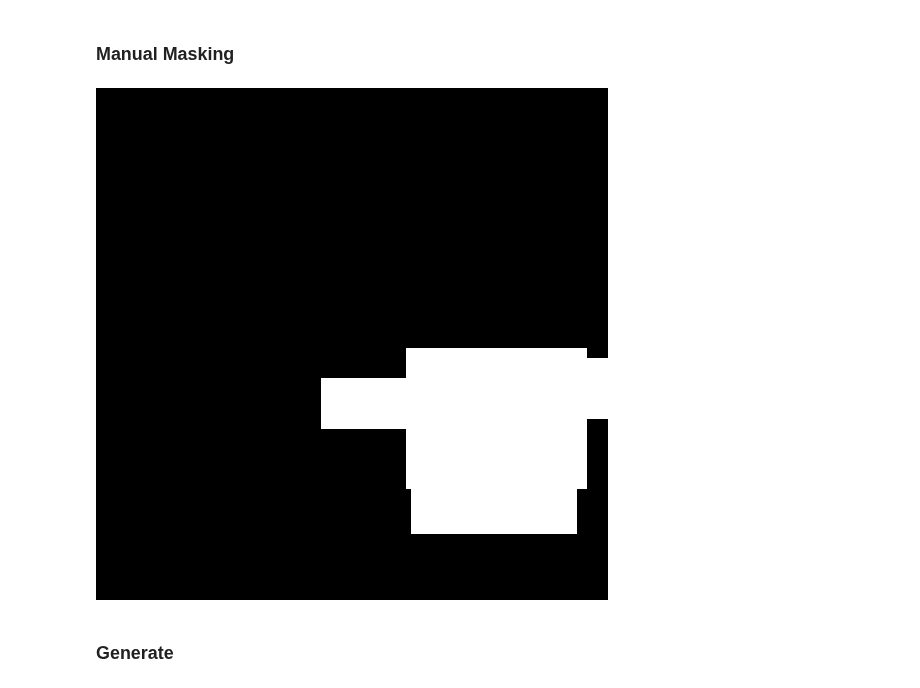
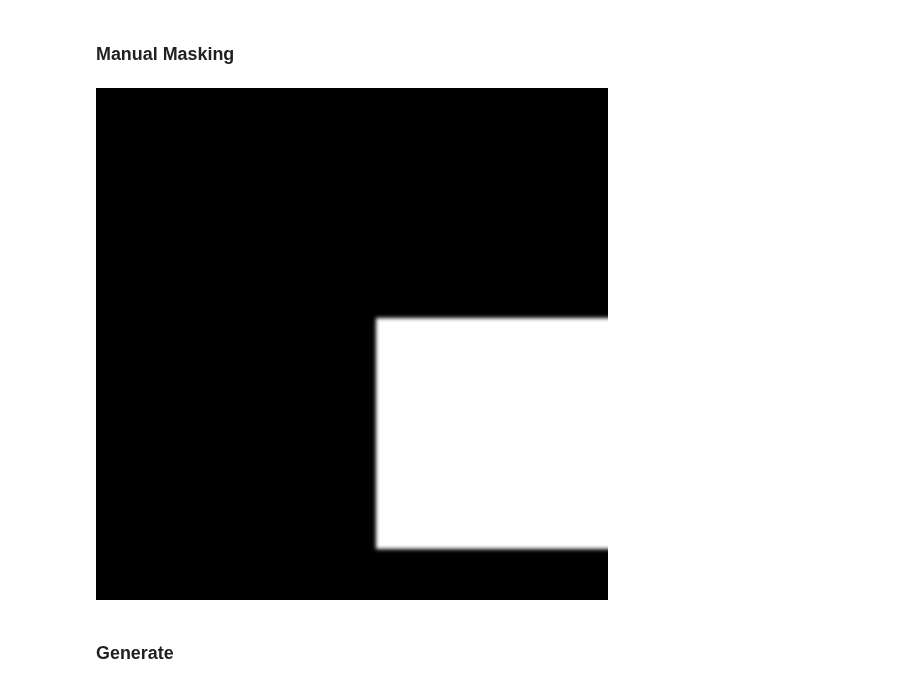
Before and after one commit to istamosh/idcamp-image-generation, a Jupyter notebook: Pipeline_submission_BFGAI_Alfian.ipynb, the cells around one changed output. Cells and saved outputs as stored; diff of their text form; code cells hidden in the pictures.

```diff
--- a/Pipeline_submission_BFGAI_Alfian.ipynb
+++ b/Pipeline_submission_BFGAI_Alfian.ipynb
@@ -204,26 +242,24 @@ Defaulting to unsafe serialization. Pass `allow_pickle=False` to raise an error
 # %% [markdown]
 ### **Manual Masking**
-# %%
-from PIL import Image, ImageDraw
-
-# simple_image is 512x512; white = repaint, black = keep.
-# Place the satellite clearly to the right of the astronaut on the Mars surface.
-w, h = simple_image.size  # 512x512
-
-mask = Image.new("RGB", (w, h), "black")
-draw = ImageDraw.Draw(mask)
-
-# Large satellite body on the ground
-draw.rectangle([310, 260, 490, 400], fill="white")
-# Left solar panel stretching toward the astronaut
-draw.rectangle([225, 290, 315, 340], fill="white")
-# Right solar panel stretching outward (partially off-canvas is fine)
-draw.rectangle([488, 270, 512, 330], fill="white")
-# Debris pile below the body
-draw.rectangle([315, 395, 480, 445], fill="white")
-
-display(mask)
-# %% [output]
-[figure, removed]
+# %%
+from PIL import Image, ImageDraw, ImageFilter
+
+# simple_image is 512x512; white = repaint, black = keep.
+# The mask is intentionally larger so the model has enough room to draw a full satellite.
+w, h = simple_image.size  # 512x512
+
+# L mode mask: 0=keep, 255=repaint
+mask = Image.new("L", (w, h), 0)
+draw = ImageDraw.Draw(mask)
+
+# Main paint region on the right side of astronaut (satellite body + nearby ground)
+draw.rectangle([280, 230, 511, 460], fill=255)
+
+# Slightly blur mask edges to blend with surrounding pixels and avoid hard seams
+mask = mask.filter(ImageFilter.GaussianBlur(radius=2))
+
+display(mask)
+# %% [output]
+[figure, added]
 # %% [markdown]
 ### **Generate**
```
Also changed, not shown: parts of 5 cells of this notebook.
